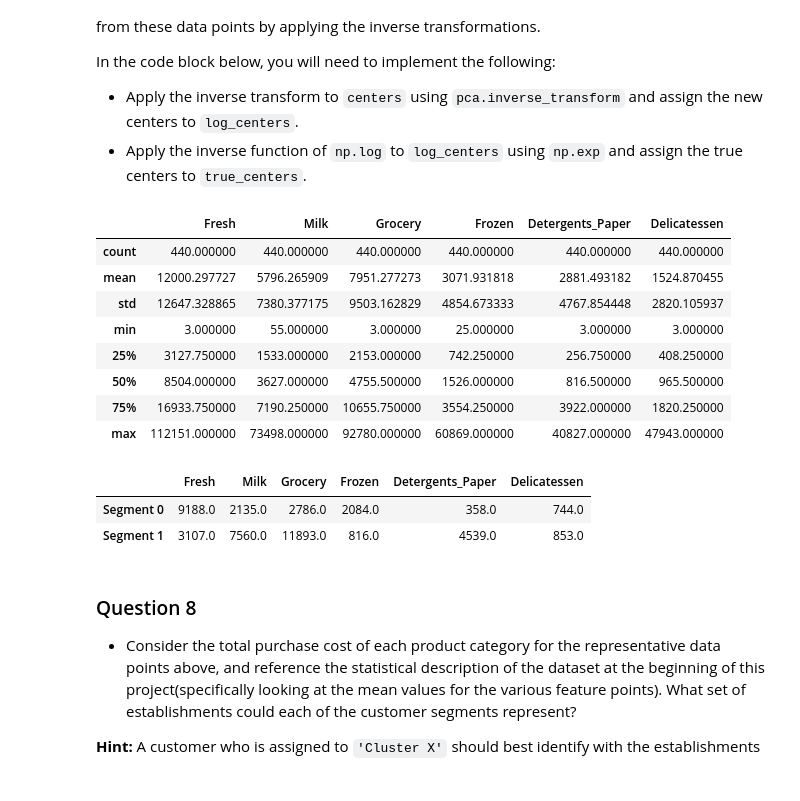
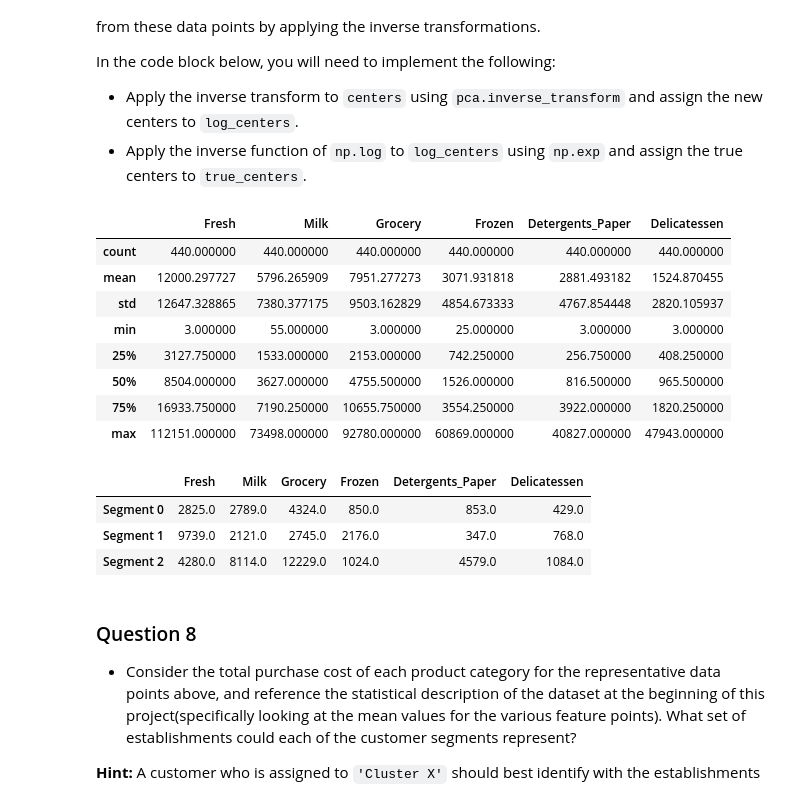
Before and after one commit to DimoMohit/customer_segments, a Jupyter notebook: customer_segments.ipynb, the cells around one changed output. Cells and saved outputs as stored; diff of their text form; code cells hidden in the pictures.

```diff
--- a/customer_segments.ipynb
+++ b/customer_segments.ipynb
@@ -608,31 +607,32 @@ In the code block below, you will need to implement the following:
  - Apply the inverse function of `np.log` to `log_centers` using `np.exp` and assign the true centers to `true_centers`.
 # %%
 # TODO: Inverse transform the centers
-log_centers = pca.inverse_transform(centers)
+log_centers = pca.inverse_transform(centers3)
 
 # TODO: Exponentiate the centers
 true_centers = np.exp(log_centers)
 
 # For Comparision
 display(data.describe())
 # Display the true centers
-segments = ['Segment {}'.format(i) for i in range(0,len(centers))]
+segments = ['Segment {}'.format(i) for i in range(0,len(centers3))]
 true_centers = pd.DataFrame(np.round(true_centers), columns = data.keys())
 true_centers.index = segments
 display(true_centers)
 # %% [output]
 |  | Fresh | Milk | Grocery | Frozen | Detergents_Paper | Delicatessen |
 | count | 440.000000 | 440.000000 | 440.000000 | 440.000000 | 440.000000 | 440.000000 |
 | mean | 12000.297727 | 5796.265909 | 7951.277273 | 3071.931818 | 2881.493182 | 1524.870455 |
 | std | 12647.328865 | 7380.377175 | 9503.162829 | 4854.673333 | 4767.854448 | 2820.105937 |
 | min | 3.000000 | 55.000000 | 3.000000 | 25.000000 | 3.000000 | 3.000000 |
 | 25% | 3127.750000 | 1533.000000 | 2153.000000 | 742.250000 | 256.750000 | 408.250000 |
 | 50% | 8504.000000 | 3627.000000 | 4755.500000 | 1526.000000 | 816.500000 | 965.500000 |
 | 75% | 16933.750000 | 7190.250000 | 10655.750000 | 3554.250000 | 3922.000000 | 1820.250000 |
 | max | 112151.000000 | 73498.000000 | 92780.000000 | 60869.000000 | 40827.000000 | 47943.000000 |
 |  | Fresh | Milk | Grocery | Frozen | Detergents_Paper | Delicatessen |
-| Segment 0 | 9188.0 | 2135.0 | 2786.0 | 2084.0 | 358.0 | 744.0 |
-| Segment 1 | 3107.0 | 7560.0 | 11893.0 | 816.0 | 4539.0 | 853.0 |
+| Segment 0 | 2825.0 | 2789.0 | 4324.0 | 850.0 | 853.0 | 429.0 |
+| Segment 1 | 9739.0 | 2121.0 | 2745.0 | 2176.0 | 347.0 | 768.0 |
+| Segment 2 | 4280.0 | 8114.0 | 12229.0 | 1024.0 | 4579.0 | 1084.0 |
 # %% [markdown]
 ### Question 8
 
```
Also changed, not shown: parts of 9 cells of this notebook, 1 other file.
